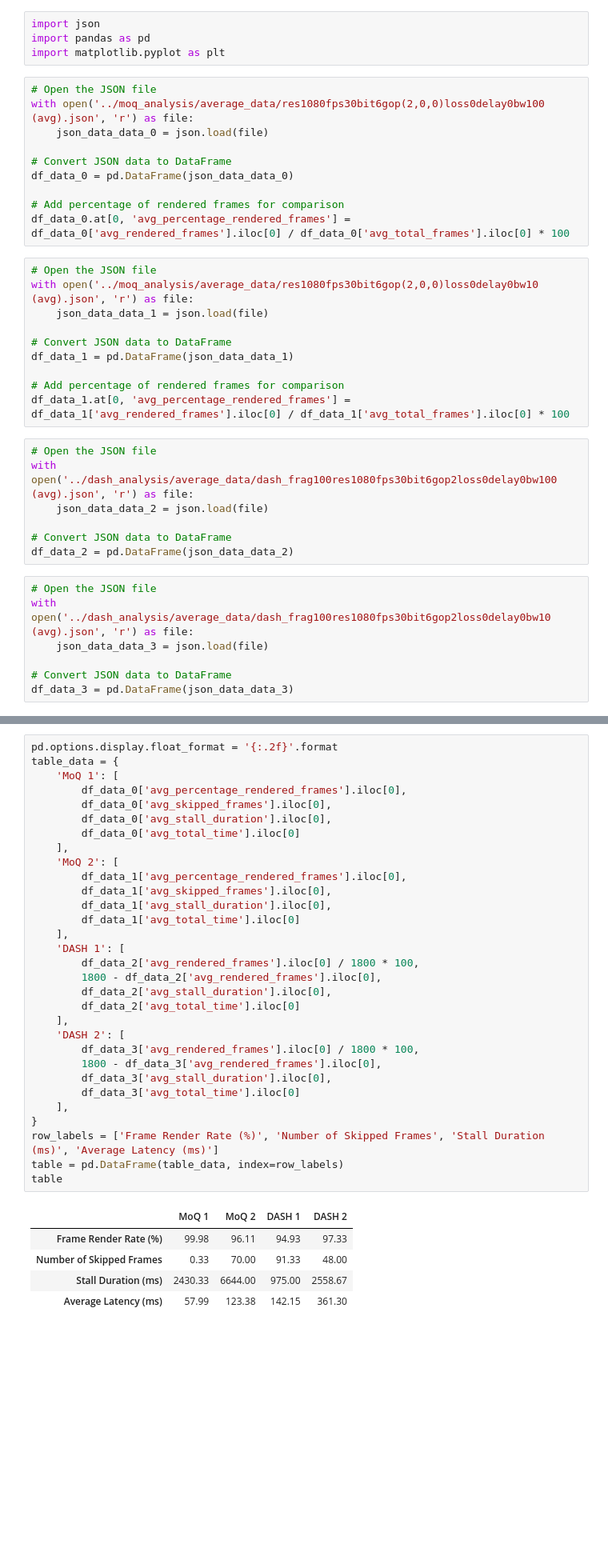
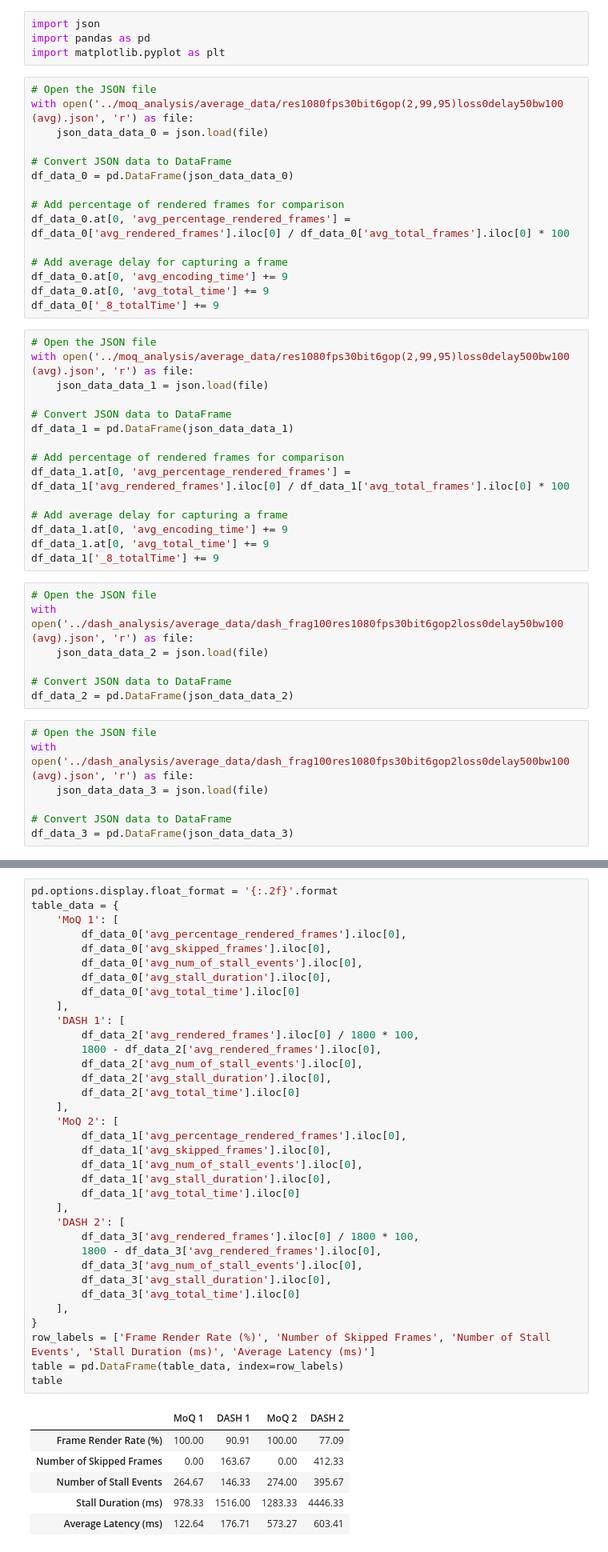
Before and after one commit to LasseWinkel/moq-dash-data, a Jupyter notebook: moq_dash_comparison/2_2.ipynb, the cells around one changed output, grey strips where cells are left out. Shown at 80% size. Cells and saved outputs as stored; diff of their text form; blank space fills up the shorter version.

```diff
--- a/moq_dash_comparison/2_2.ipynb
+++ b/moq_dash_comparison/2_2.ipynb
@@ -4,7 +4,7 @@ import pandas as pd
 import matplotlib.pyplot as plt
 # %%
 # Open the JSON file
-with open('../moq_analysis/average_data/res1080fps30bit6gop(2,0,0)loss0delay0bw100 (avg).json', 'r') as file:
+with open('../moq_analysis/average_data/res1080fps30bit6gop(2,99,95)loss0delay50bw100 (avg).json', 'r') as file:
     json_data_data_0 = json.load(file)
 
 # Convert JSON data to DataFrame
@@ -12,9 +12,14 @@ df_data_0 = pd.DataFrame(json_data_data_0)
 
 # Add percentage of rendered frames for comparison
 df_data_0.at[0, 'avg_percentage_rendered_frames'] = df_data_0['avg_rendered_frames'].iloc[0] / df_data_0['avg_total_frames'].iloc[0] * 100
+
+# Add average delay for capturing a frame
+df_data_0.at[0, 'avg_encoding_time'] += 9
+df_data_0.at[0, 'avg_total_time'] += 9
+df_data_0['_8_totalTime'] += 9
 # %%
 # Open the JSON file
-with open('../moq_analysis/average_data/res1080fps30bit6gop(2,0,0)loss0delay0bw10 (avg).json', 'r') as file:
+with open('../moq_analysis/average_data/res1080fps30bit6gop(2,99,95)loss0delay500bw100 (avg).json', 'r') as file:
     json_data_data_1 = json.load(file)
 
 # Convert JSON data to DataFrame
@@ -22,16 +27,21 @@ df_data_1 = pd.DataFrame(json_data_data_1)
 
 # Add percentage of rendered frames for comparison
 df_data_1.at[0, 'avg_percentage_rendered_frames'] = df_data_1['avg_rendered_frames'].iloc[0] / df_data_1['avg_total_frames'].iloc[0] * 100
+
+# Add average delay for capturing a frame
+df_data_1.at[0, 'avg_encoding_time'] += 9
+df_data_1.at[0, 'avg_total_time'] += 9
+df_data_1['_8_totalTime'] += 9
 # %%
 # Open the JSON file
-with open('../dash_analysis/average_data/dash_frag100res1080fps30bit6gop2loss0delay0bw100 (avg).json', 'r') as file:
+with open('../dash_analysis/average_data/dash_frag100res1080fps30bit6gop2loss0delay50bw100 (avg).json', 'r') as file:
     json_data_data_2 = json.load(file)
 
 # Convert JSON data to DataFrame
 df_data_2 = pd.DataFrame(json_data_data_2)
 # %%
 # Open the JSON file
-with open('../dash_analysis/average_data/dash_frag100res1080fps30bit6gop2loss0delay0bw10 (avg).json', 'r') as file:
+with open('../dash_analysis/average_data/dash_frag100res1080fps30bit6gop2loss0delay500bw100 (avg).json', 'r') as file:
     json_data_data_3 = json.load(file)
 
 # Convert JSON data to DataFrame
@@ -151,40 +161,45 @@ avg_behindLive: 67.30 vs 190.66
 # %%
 pd.options.display.float_format = '{:.2f}'.format
 table_data = {
     'MoQ 1': [
         df_data_0['avg_percentage_rendered_frames'].iloc[0],
         df_data_0['avg_skipped_frames'].iloc[0],
+        df_data_0['avg_num_of_stall_events'].iloc[0],
         df_data_0['avg_stall_duration'].iloc[0],
         df_data_0['avg_total_time'].iloc[0]
+    ],
+    'DASH 1': [
+        df_data_2['avg_rendered_frames'].iloc[0] / 1800 * 100,
+        1800 - df_data_2['avg_rendered_frames'].iloc[0],
+        df_data_2['avg_num_of_stall_events'].iloc[0],
+        df_data_2['avg_stall_duration'].iloc[0],
+        df_data_2['avg_total_time'].iloc[0]
     ],
     'MoQ 2': [
         df_data_1['avg_percentage_rendered_frames'].iloc[0],
         df_data_1['avg_skipped_frames'].iloc[0],
+        df_data_1['avg_num_of_stall_events'].iloc[0],
         df_data_1['avg_stall_duration'].iloc[0],
         df_data_1['avg_total_time'].iloc[0]
-    ],
-    'DASH 1': [
-        df_data_2['avg_rendered_frames'].iloc[0] / 1800 * 100,
-        1800 - df_data_2['avg_rendered_frames'].iloc[0],
-        df_data_2['avg_stall_duration'].iloc[0],
-        df_data_2['avg_total_time'].iloc[0]
     ],
     'DASH 2': [
         df_data_3['avg_rendered_frames'].iloc[0] / 1800 * 100,
         1800 - df_data_3['avg_rendered_frames'].iloc[0],
+        df_data_3['avg_num_of_stall_events'].iloc[0],
         df_data_3['avg_stall_duration'].iloc[0],
         df_data_3['avg_total_time'].iloc[0]
     ],
 }
-row_labels = ['Frame Render Rate (%)', 'Number of Skipped Frames', 'Stall Duration (ms)', 'Average Latency (ms)']
+row_labels = ['Frame Render Rate (%)', 'Number of Skipped Frames', 'Number of Stall Events', 'Stall Duration (ms)', 'Average Latency (ms)']
 table = pd.DataFrame(table_data, index=row_labels)
 table
 # %% [output]
-|  | MoQ 1 | MoQ 2 | DASH 1 | DASH 2 |
-| Frame Render Rate (%) | 99.98 | 96.11 | 94.93 | 97.33 |
-| Number of Skipped Frames | 0.33 | 70.00 | 91.33 | 48.00 |
-| Stall Duration (ms) | 2430.33 | 6644.00 | 975.00 | 2558.67 |
-| Average Latency (ms) | 57.99 | 123.38 | 142.15 | 361.30 |
+|  | MoQ 1 | DASH 1 | MoQ 2 | DASH 2 |
+| Frame Render Rate (%) | 100.00 | 90.91 | 100.00 | 77.09 |
+| Number of Skipped Frames | 0.00 | 163.67 | 0.00 | 412.33 |
+| Number of Stall Events | 264.67 | 146.33 | 274.00 | 395.67 |
+| Stall Duration (ms) | 978.33 | 1516.00 | 1283.33 | 4446.33 |
+| Average Latency (ms) | 122.64 | 176.71 | 573.27 | 603.41 |
 # %%
 # Function to sample and smooth the data
 def sample_and_smooth(data, timestamp_col, value_col, sample_rate=1, window_size=30):
```
Also changed, not shown: parts of 3 cells of this notebook, 34 other files.
